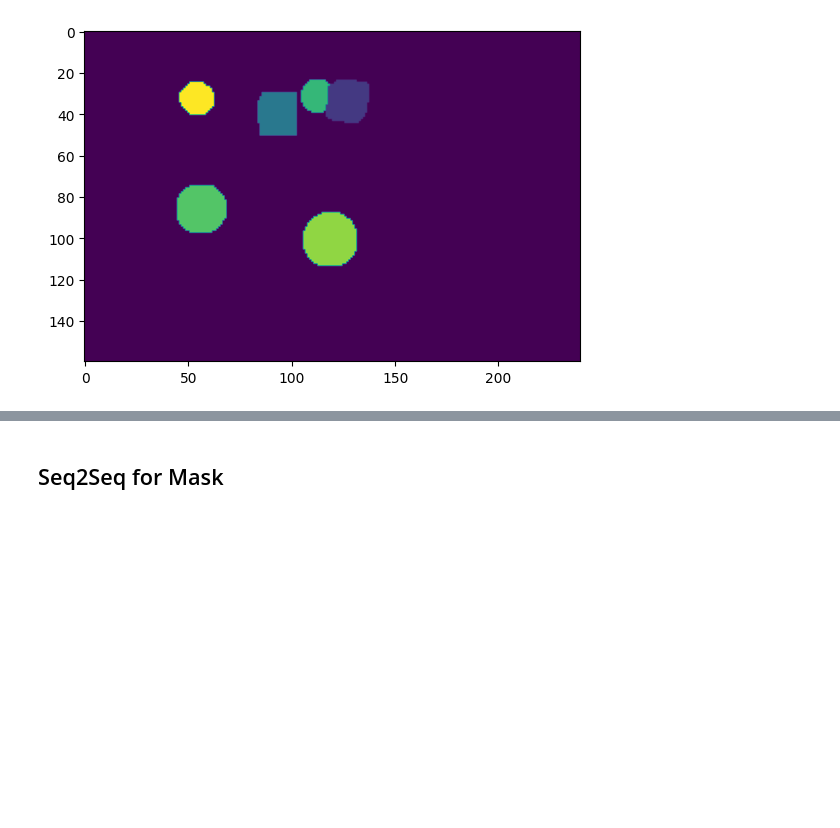
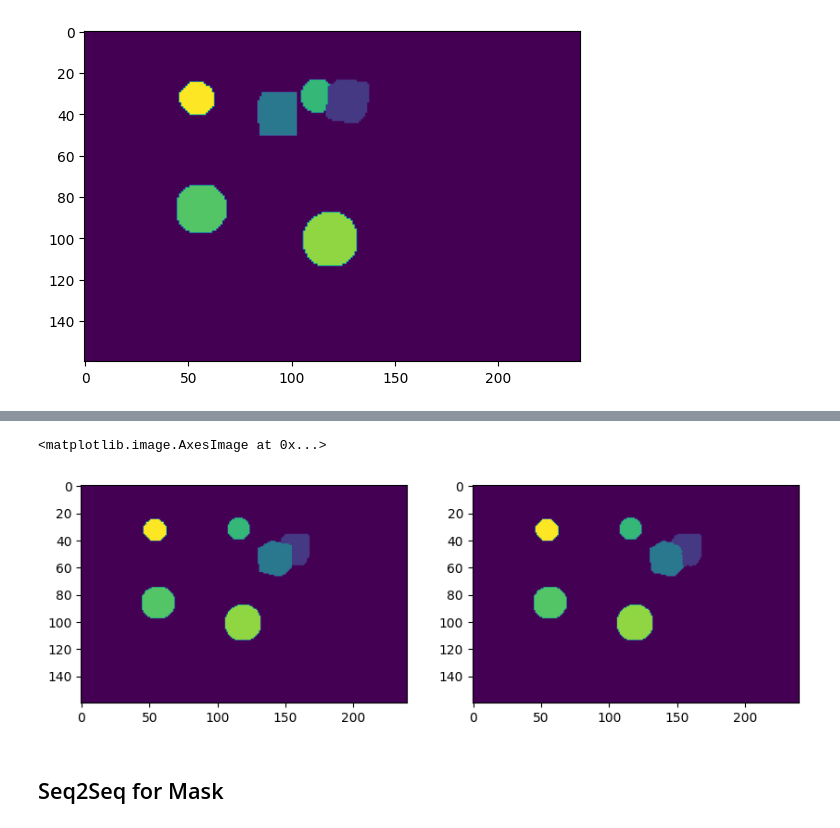
Before and after one commit to swappysh/FutureFramesDL, a Jupyter notebook: segmentation.ipynb, the cells around one changed output, grey strips where cells are left out. Saved outputs shown, nothing was run; the diff lists cells and outputs as text; code cells hidden in the pictures; blank space fills up the shorter version.

```diff
--- a/segmentation.ipynb
+++ b/segmentation.ipynb
@@ -368,0 +372,29 @@ plt.imshow(train_dataset_segmentation_model[10][1])
+# %%
+encH, encW, encC = 8, 8, 528
+img_channels = 1 #3 channels for BAIR datset
+epochs = 50
+N = 32
+AE_lr = 2e-4
+lam_gan = 0.01
+# %%
+from pathlib import Path
+
+input_channels, output_channels = 3, 49
+VPTR_Enc = VPTREnc(input_channels, feat_dim = encC, n_downsampling = 3).to(device)
+VPTR_Dec = VPTRDec(output_channels, feat_dim = encC, n_downsampling = 3, out_layer = 'Sigmoid').to(device) #Sigmoid for MNIST, Tanh for KTH and BAIR
+# VPTR_Disc = VPTRDisc(output_channels, ndf=64, n_layers=3, norm_layer=nn.BatchNorm2d).to(device)
+# init_weights(VPTR_Disc)
+init_weights(VPTR_Enc)
+init_weights(VPTR_Dec)
+
+optimizer = torch.optim.Adam(params = list(VPTR_Enc.parameters()) + list(VPTR_Dec.parameters()), lr=AE_lr, betas = (0.5, 0.999))
+# optimizer_G = torch.optim.Adam(params = list(VPTR_Enc.parameters()) + list(VPTR_Dec.parameters()), lr=AE_lr, betas = (0.5, 0.999))
+# optimizer_D = torch.optim.Adam(params = VPTR_Disc.parameters(), lr=AE_lr, betas = (0.5, 0.999))
+
+criterion = nn.MSELoss()
+loss_name_list = ['AE_MSE', 'AE_GDL', 'AE_total', 'Dtotal', 'Dfake', 'Dreal', 'AEgan']
+gan_loss = GANLoss('vanilla', target_real_label=1.0, target_fake_label=0.0).to(device)
+loss_dict = init_loss_dict(loss_name_list)
+mse_loss = MSELoss()
+gdl_loss = GDL(alpha = 1)
+ckpt_save_dir = Path('/scratch/ss14412/FutureFramesDL/VPTR_ckpts/Segm_ResNetAE_MSEGDLgan_ckpt')
@@ -369,3 +506,15 @@ plt.imshow(train_dataset_segmentation_model[10][1])
+# %%
+idx = random.choices(range(0, 40), k=1)[0]
+input = train_dataset_segmentation_model[idx][0].unsqueeze(0).unsqueeze(1).to(device)
+# print(input.shape)
+rec_frames = VPTR_Dec(VPTR_Enc(input))
+
+_, axis = plt.subplots(1, 2, figsize=(10, 5))
+axis[0].imshow(train_dataset_segmentation_model[idx][1])
+axis[1].imshow(rec_frames.squeeze(0).squeeze(0).detach().argmax(dim=0).cpu())
+# %% [output]
+<matplotlib.image.AxesImage at 0x...>
+[figure, added]
 # %% [markdown]
 ## Seq2Seq for Mask
 # %%
```
Also changed, not shown: parts of 32 cells of this notebook.
